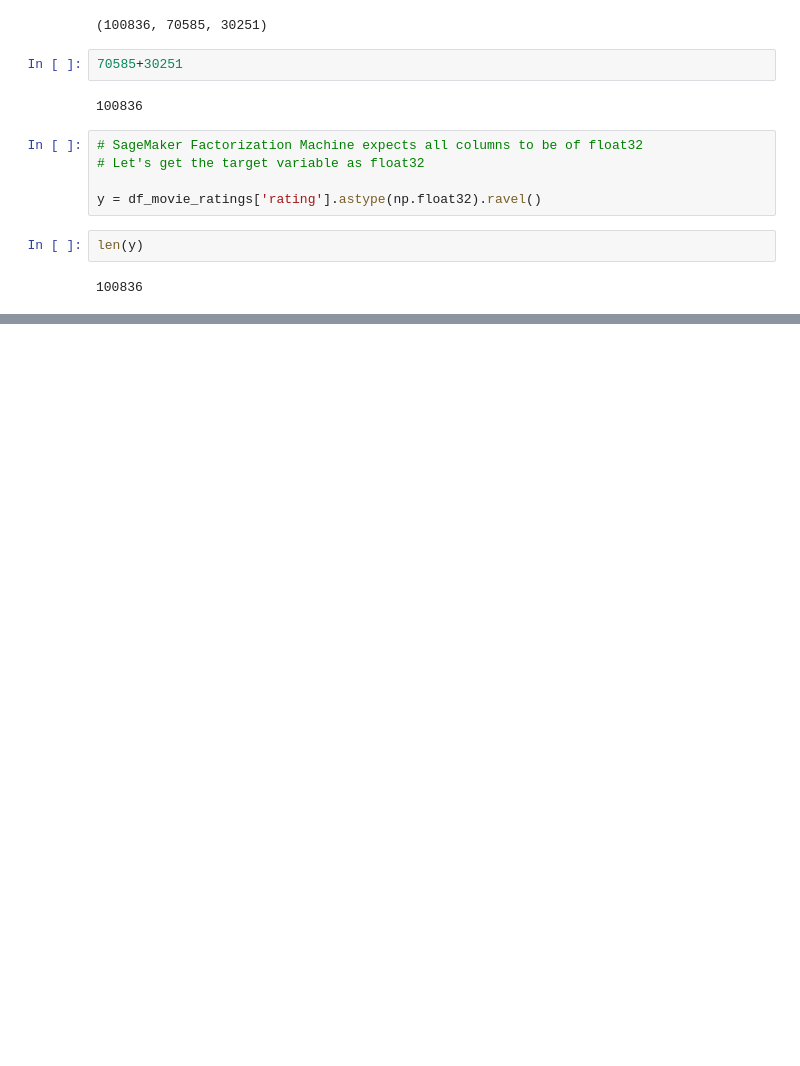
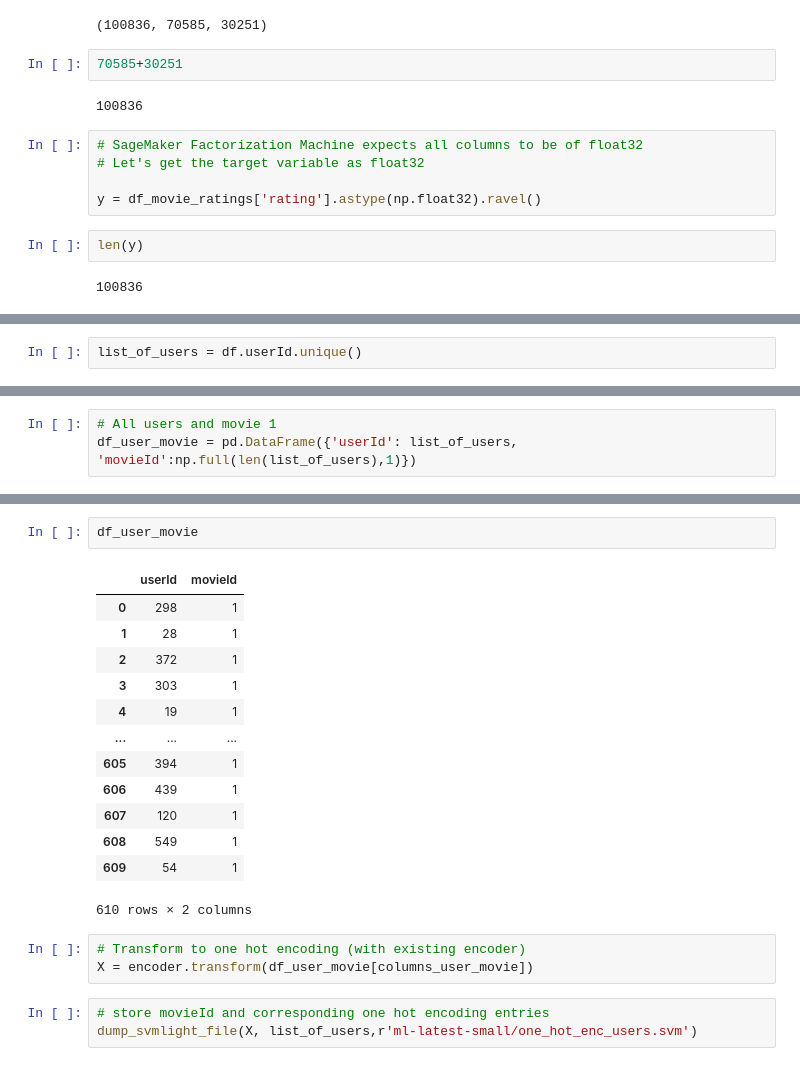
Before and after one commit to saravanankrishnarajan/SageMaker, a Jupyter notebook: fm/movie_data_preparation.ipynb, the cells around one changed output, grey strips where cells are left out. Cells and saved outputs as stored; diff of their text form; blank space fills up the shorter version.

```diff
--- a/fm/movie_data_preparation.ipynb
+++ b/fm/movie_data_preparation.ipynb
@@ -311,0 +526,2 @@ array([1. , 2.5, 4. , ..., 4. , 3.5, 3.5], dtype=float32)
+# %%
+list_of_users = df.userId.unique()
@@ -311,0 +541,3 @@ array([1. , 2.5, 4. , ..., 4. , 3.5, 3.5], dtype=float32)
+# %%
+# All users and movie 1
+df_user_movie = pd.DataFrame({'userId': list_of_users, 'movieId':np.full(len(list_of_users),1)})
@@ -311,0 +548,22 @@ array([1. , 2.5, 4. , ..., 4. , 3.5, 3.5], dtype=float32)
+# %%
+df_user_movie
+# %% [output]
+|  | userId | movieId |
+| 0 | 298 | 1 |
+| 1 | 28 | 1 |
+| 2 | 372 | 1 |
+| 3 | 303 | 1 |
+| 4 | 19 | 1 |
+| ... | ... | ... |
+| 605 | 394 | 1 |
+| 606 | 439 | 1 |
+| 607 | 120 | 1 |
+| 608 | 549 | 1 |
+| 609 | 54 | 1 |
+610 rows × 2 columns
+# %%
+# Transform to one hot encoding (with existing encoder)
+X = encoder.transform(df_user_movie[columns_user_movie])
+# %%
+# store movieId and corresponding one hot encoding entries
+dump_svmlight_file(X, list_of_users,r'ml-latest-small/one_hot_enc_users.svm')
```
Also changed, not shown: parts of 44 cells of this notebook, 8 other files.
